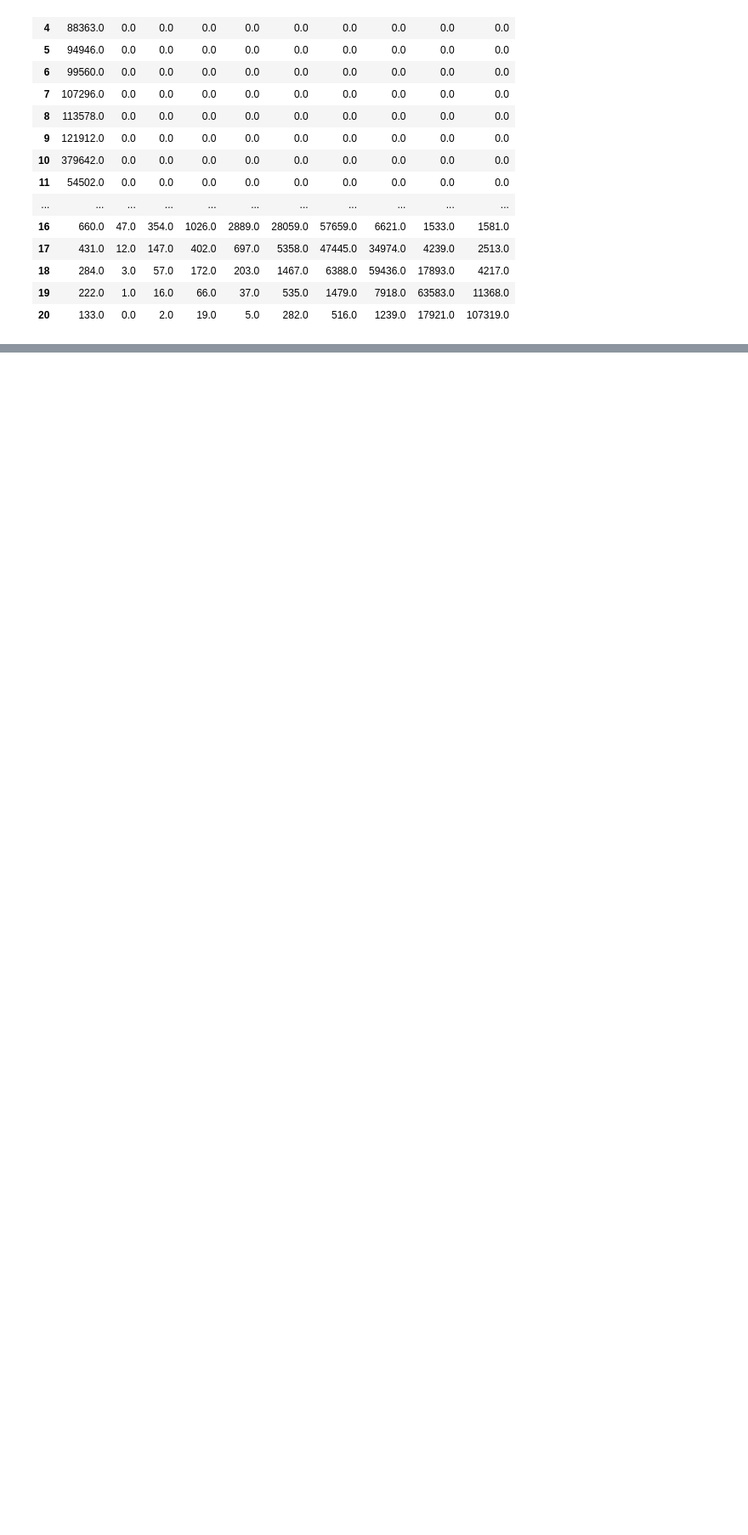
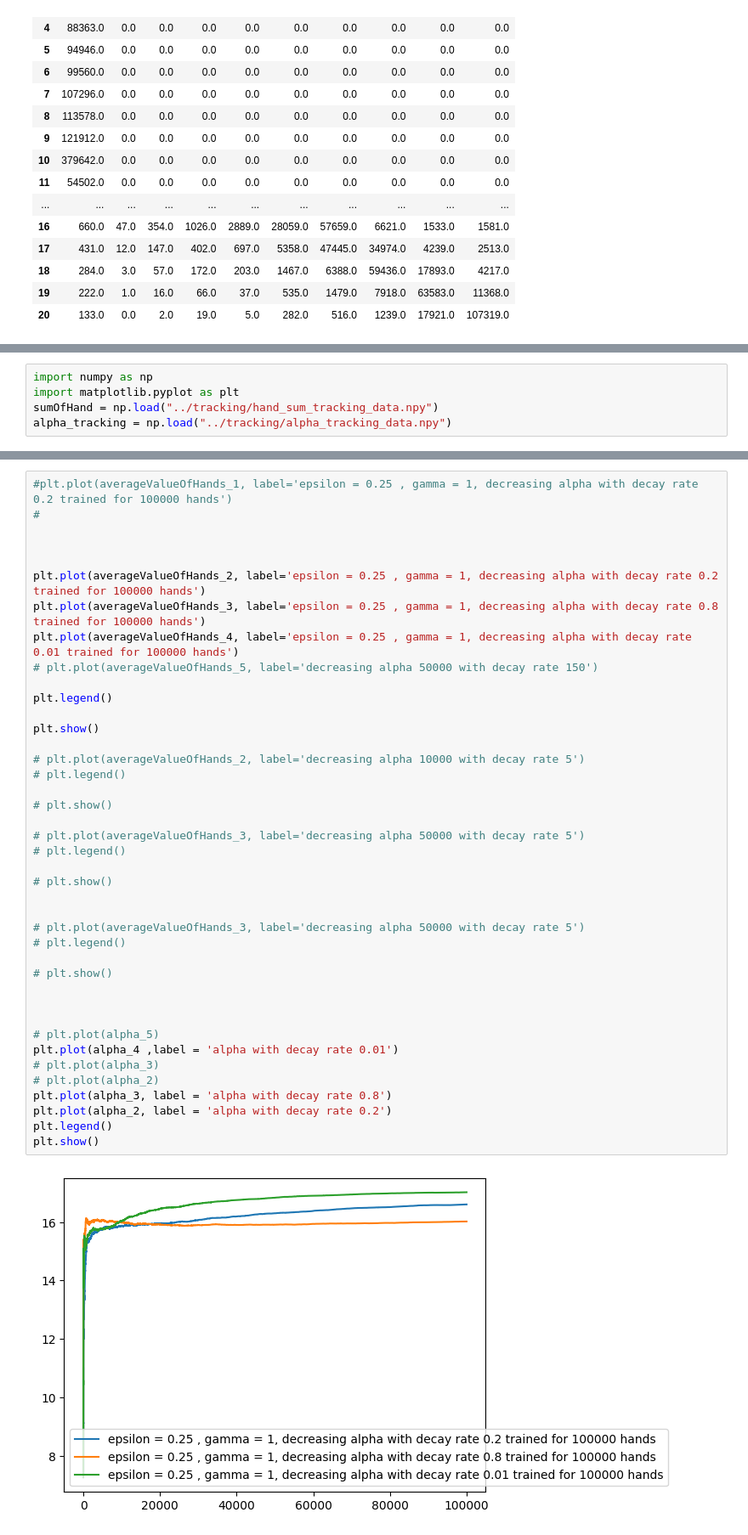
Before and after one commit to michaelgamstonNotts/MLiS_CW2, a Jupyter notebook: Code/visualise_tables.ipynb, the cells around one changed output, grey strips where cells are left out. Shown at 85% size. Drawn from its saved outputs; the diff is of its cells as text; blank space fills up the shorter version.

Commit message:
added graphs with varing decay rate

```diff
--- a/Code/visualise_tables.ipynb
+++ b/Code/visualise_tables.ipynb
@@ -239,0 +242,5 @@ tracker_noace_df
+# %%
+import numpy as np
+import matplotlib.pyplot as plt
+sumOfHand = np.load("../tracking/hand_sum_tracking_data.npy")
+alpha_tracking = np.load("../tracking/alpha_tracking_data.npy")
@@ -239,0 +268,43 @@ tracker_noace_df
+# %%
+#plt.plot(averageValueOfHands_1, label='epsilon = 0.25 , gamma = 1, decreasing alpha with decay rate 0.2 trained for 100000 hands')
+#
+
+
+
+plt.plot(averageValueOfHands_2, label='epsilon = 0.25 , gamma = 1, decreasing alpha with decay rate 0.2 trained for 100000 hands')
+plt.plot(averageValueOfHands_3, label='epsilon = 0.25 , gamma = 1, decreasing alpha with decay rate 0.8 trained for 100000 hands')
+plt.plot(averageValueOfHands_4, label='epsilon = 0.25 , gamma = 1, decreasing alpha with decay rate 0.01 trained for 100000 hands')
+# plt.plot(averageValueOfHands_5, label='decreasing alpha 50000 with decay rate 150')
+
+plt.legend()
+
+plt.show()
+
+# plt.plot(averageValueOfHands_2, label='decreasing alpha 10000 with decay rate 5')
+# plt.legend()
+
+# plt.show()
+
+# plt.plot(averageValueOfHands_3, label='decreasing alpha 50000 with decay rate 5')
+# plt.legend()
+
+# plt.show()
+
+
+# plt.plot(averageValueOfHands_3, label='decreasing alpha 50000 with decay rate 5')
+# plt.legend()
+
+# plt.show()
+
+
+
+# plt.plot(alpha_5)
+plt.plot(alpha_4 ,label = 'alpha with decay rate 0.01')
+# plt.plot(alpha_3)
+# plt.plot(alpha_2)
+plt.plot(alpha_3, label = 'alpha with decay rate 0.8')
+plt.plot(alpha_2, label = 'alpha with decay rate 0.2')
+plt.legend()
+plt.show()
+# %% [output]
+[figure, added]
```
Also changed, not shown: parts of 3 cells of this notebook.
